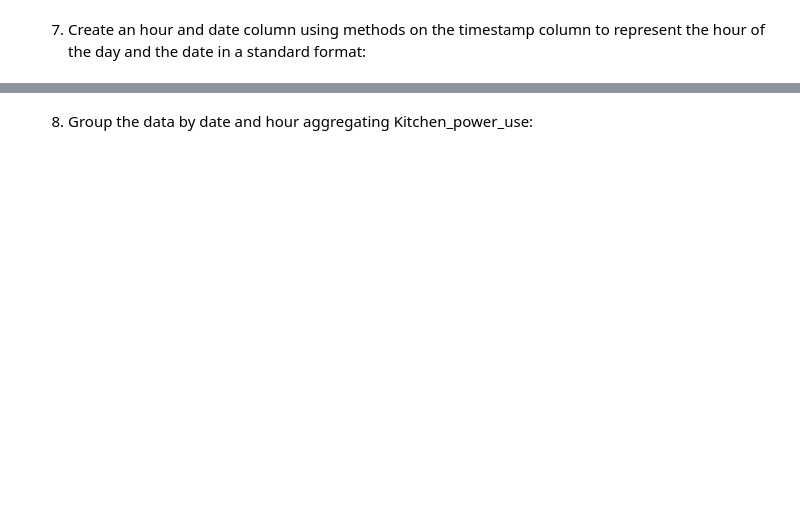
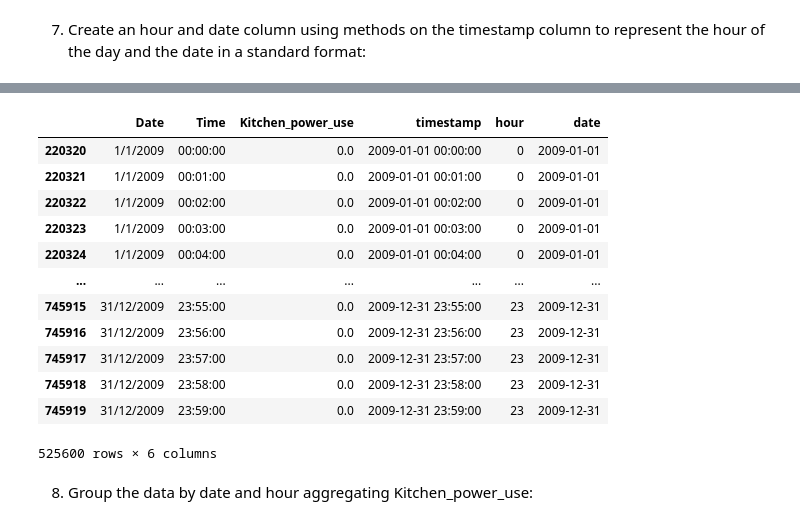
Before and after one commit to mlhudson1/CIDM4310-70_Pandas, a Jupyter notebook: Chapter12_Activity_12.01.ipynb, the cells around one changed output, grey strips where cells are left out. Cells and saved outputs as stored; diff of their text form; code cells hidden in the pictures; blank space fills up the shorter version.

```diff
--- a/Chapter12_Activity_12.01.ipynb
+++ b/Chapter12_Activity_12.01.ipynb
@@ -22,2 +116,20 @@ import numpy as np
+# %%
+kitchen['hour']=kitchen['timestamp'].dt.hour
+kitchen['date']=kitchen['timestamp'].dt.date
+kitchen
+# %% [output]
+|  | Date | Time | Kitchen_power_use | timestamp | hour | date |
+| 220320 | 1/1/2009 | 00:00:00 | 0.0 | 2009-01-01 00:00:00 | 0 | 2009-01-01 |
+| 220321 | 1/1/2009 | 00:01:00 | 0.0 | 2009-01-01 00:01:00 | 0 | 2009-01-01 |
+| 220322 | 1/1/2009 | 00:02:00 | 0.0 | 2009-01-01 00:02:00 | 0 | 2009-01-01 |
+| 220323 | 1/1/2009 | 00:03:00 | 0.0 | 2009-01-01 00:03:00 | 0 | 2009-01-01 |
+| 220324 | 1/1/2009 | 00:04:00 | 0.0 | 2009-01-01 00:04:00 | 0 | 2009-01-01 |
+| ... | ... | ... | ... | ... | ... | ... |
+| 745915 | 31/12/2009 | 23:55:00 | 0.0 | 2009-12-31 23:55:00 | 23 | 2009-12-31 |
+| 745916 | 31/12/2009 | 23:56:00 | 0.0 | 2009-12-31 23:56:00 | 23 | 2009-12-31 |
+| 745917 | 31/12/2009 | 23:57:00 | 0.0 | 2009-12-31 23:57:00 | 23 | 2009-12-31 |
+| 745918 | 31/12/2009 | 23:58:00 | 0.0 | 2009-12-31 23:58:00 | 23 | 2009-12-31 |
+| 745919 | 31/12/2009 | 23:59:00 | 0.0 | 2009-12-31 23:59:00 | 23 | 2009-12-31 |
+525600 rows × 6 columns
 # %% [markdown]
 8. Group the data by date and hour aggregating Kitchen_power_use:
```
Also changed, not shown: parts of 13 cells of this notebook.
